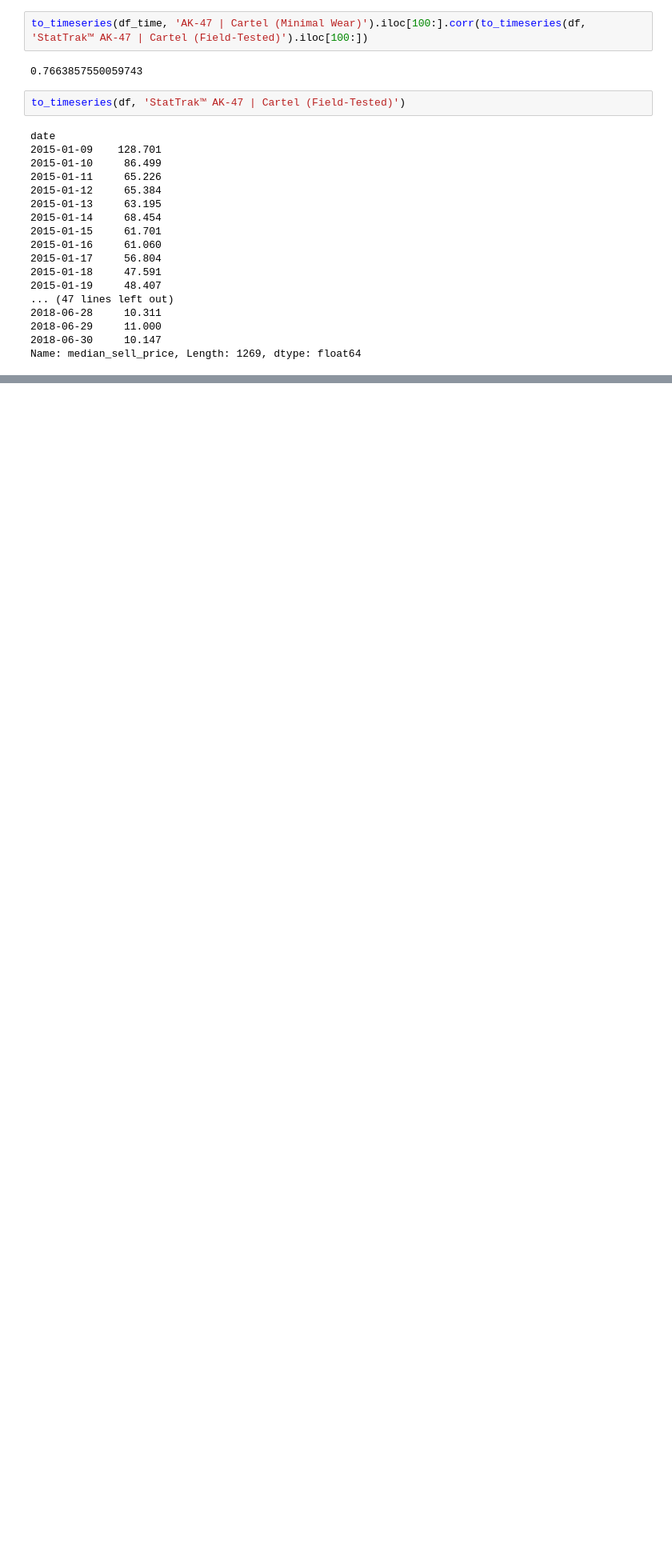
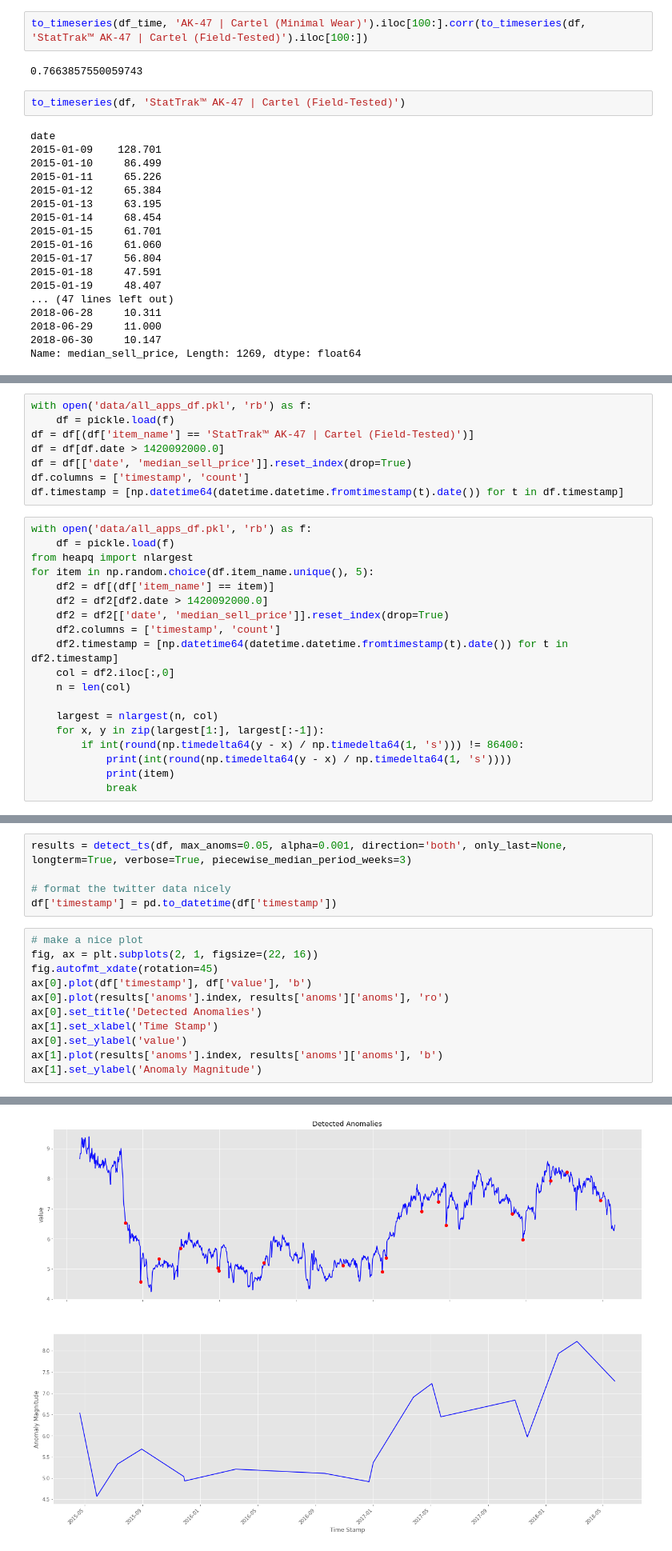
Before and after one commit to AkshayJ0shi/steam_anomaly_detection_capstone, a Jupyter notebook: series_arima.ipynb, the cells around one changed output, grey strips where cells are left out. Shown at 80% size. Saved outputs shown, nothing was run; the diff lists cells and outputs as text; blank space fills up the shorter version.

Commit message:
playing with twitter anomaly now. Probably needs its own file

```diff
--- a/series_arima.ipynb
+++ b/series_arima.ipynb
@@ -297,0 +397,27 @@ Name: median_sell_price, Length: 1269, dtype: float64
+# %%
+with open('data/all_apps_df.pkl', 'rb') as f:
+    df = pickle.load(f)
+df = df[(df['item_name'] == 'StatTrak™ AK-47 | Cartel (Field-Tested)')]
+df = df[df.date > 1420092000.0]
+df = df[['date', 'median_sell_price']].reset_index(drop=True)
+df.columns = ['timestamp', 'count']
+df.timestamp = [np.datetime64(datetime.datetime.fromtimestamp(t).date()) for t in df.timestamp]
+# %%
+with open('data/all_apps_df.pkl', 'rb') as f:
+    df = pickle.load(f)
+from heapq import nlargest
+for item in np.random.choice(df.item_name.unique(), 5):
+    df2 = df[(df['item_name'] == item)]
+    df2 = df2[df2.date > 1420092000.0]
+    df2 = df2[['date', 'median_sell_price']].reset_index(drop=True)
+    df2.columns = ['timestamp', 'count']
+    df2.timestamp = [np.datetime64(datetime.datetime.fromtimestamp(t).date()) for t in df2.timestamp]
+    col = df2.iloc[:,0]
+    n = len(col)
+
+    largest = nlargest(n, col)
+    for x, y in zip(largest[1:], largest[:-1]):
+        if int(round(np.timedelta64(y - x) / np.timedelta64(1, 's'))) != 86400:
+            print(int(round(np.timedelta64(y - x) / np.timedelta64(1, 's'))))
+            print(item)
+            break
@@ -297,0 +431,17 @@ Name: median_sell_price, Length: 1269, dtype: float64
+# %%
+results = detect_ts(df, max_anoms=0.05, alpha=0.001, direction='both', only_last=None, longterm=True, verbose=True, piecewise_median_period_weeks=3)
+
+# format the twitter data nicely
+df['timestamp'] = pd.to_datetime(df['timestamp'])
+# %%
+# make a nice plot
+fig, ax = plt.subplots(2, 1, figsize=(22, 16))
+fig.autofmt_xdate(rotation=45)
+ax[0].plot(df['timestamp'], df['value'], 'b')
+ax[0].plot(results['anoms'].index, results['anoms']['anoms'], 'ro')
+ax[0].set_title('Detected Anomalies')
+ax[1].set_xlabel('Time Stamp')
+ax[0].set_ylabel('value')
+ax[1].plot(results['anoms'].index, results['anoms']['anoms'], 'b')
+ax[1].set_ylabel('Anomaly Magnitude')
+# %% [output]
@@ -297,0 +449 @@ Name: median_sell_price, Length: 1269, dtype: float64
+[figure, added]
```
Also changed, not shown: parts of 35 cells of this notebook.
